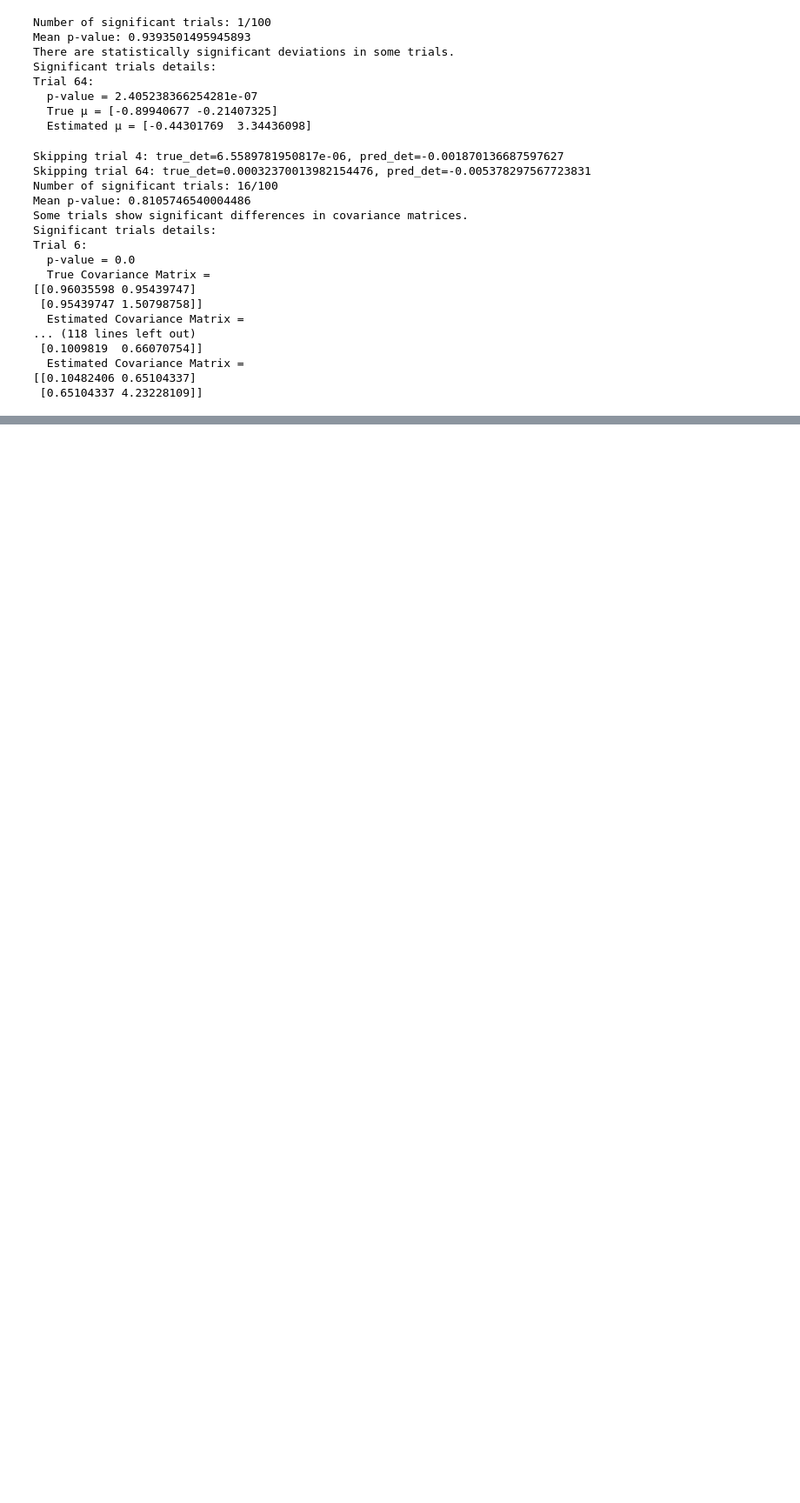
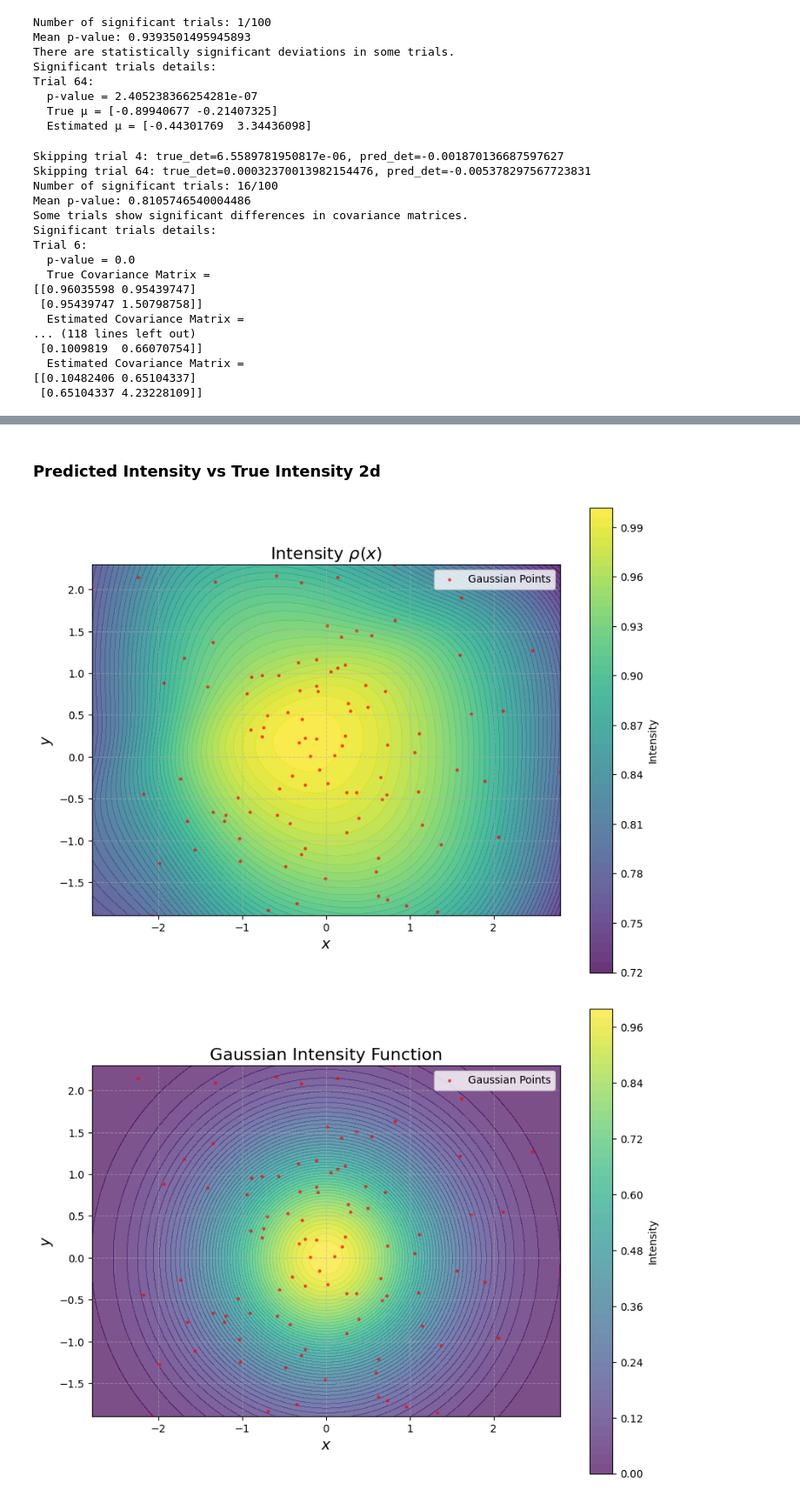
Before and after one commit to katonapng/score_matching, a Jupyter notebook: score_matching_gaussian.ipynb, the cells around one changed output, grey strips where cells are left out. Shown at 87% size. Cells and saved outputs as stored; diff of their text form; code cells hidden in the pictures; blank space fills up the shorter version.

```diff
--- a/score_matching_gaussian.ipynb
+++ b/score_matching_gaussian.ipynb
@@ -682,0 +833,59 @@ Divergence (analytical): -5.632258052693178
+# %% [markdown]
+### Predicted Intensity vs True Intensity 2d
+# %%
+x = X_train[0][:, 0]
+y = X_train[0][:, 1]
+
+x_min, x_max = x.min(), x.max()
+y_min, y_max = y.min(), y.max()
+# x_min, x_max = -1, 1
+# y_min, y_max = -1, 1
+
+# Generate grid for intensity
+x_lin = np.linspace(x_min, x_max, 100)  # Adjust resolution if needed
+y_lin = np.linspace(y_min, y_max, 100)
+xx, yy = np.meshgrid(x_lin, y_lin)
+
+# Compute intensity values for the grid
+intensity_2d =  model(torch.tensor(np.concatenate([xx.flatten()[:,None], yy.flatten()[:,None]], 1), dtype=torch.float32)).reshape(xx.shape)
+
+
+mu_x, mu_y = mu
+points = np.stack([xx.ravel() - mu_x, yy.ravel() - mu_y], axis=1)
+cov_inv = np.linalg.inv(cov)
+quad_form = np.einsum('ij,jk,ik->i', points, cov_inv, points)
+lambda_0 = 1 / (2 * np.pi * np.sqrt(np.linalg.det(cov)))
+intensity_real = lambda_0 * np.exp(-0.5 * quad_form).reshape(xx.shape)
+
+# Plot 1: Intensity Function
+plt.figure(figsize=(10, 8))
+plt.contourf(xx, yy, (intensity_2d/torch.max(intensity_2d)).data.numpy(), levels=50, cmap='viridis', alpha=0.8)
+plt.colorbar(label="Intensity")
+plt.scatter(x, y, c='red', s=5, alpha=0.6, label='Gaussian Points')
+plt.xlabel(r'$x$', fontsize=14)
+plt.ylabel(r'$y$', fontsize=14)
+plt.title(r'Intensity $\rho(x)$', fontsize=16)
+plt.gca().set_aspect('equal')
+plt.xlim(x_min, x_max)
+plt.ylim(y_min, y_max)
+plt.grid(True, linestyle='--', alpha=0.5)
+plt.legend()
+plt.show()
+
+# Plot 2: Intensity Function with Poisson Points (x_test)
+plt.figure(figsize=(10, 8))
+plt.contourf(xx, yy, intensity_real/np.max(intensity_real), levels=50, cmap='viridis', alpha=0.7)
+plt.colorbar(label="Intensity")
+plt.scatter(x, y, c='red', s=5, alpha=0.6, label='Gaussian Points')
+plt.xlabel(r'$x$', fontsize=14)
+plt.ylabel(r'$y$', fontsize=14)
+plt.title('Gaussian Intensity Function', fontsize=16)
+plt.gca().set_aspect('equal')
+plt.xlim(x_min, x_max)
+plt.ylim(y_min, y_max)
+plt.grid(True, linestyle='--', alpha=0.5)
+plt.legend()
+plt.show()
+# %% [output]
+[figure, added]
+[figure, added]
```
Also changed, not shown: parts of 36 cells of this notebook.
